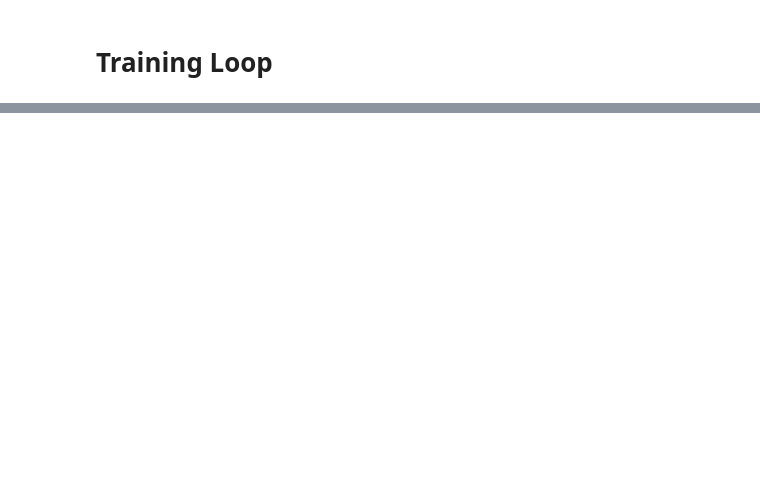
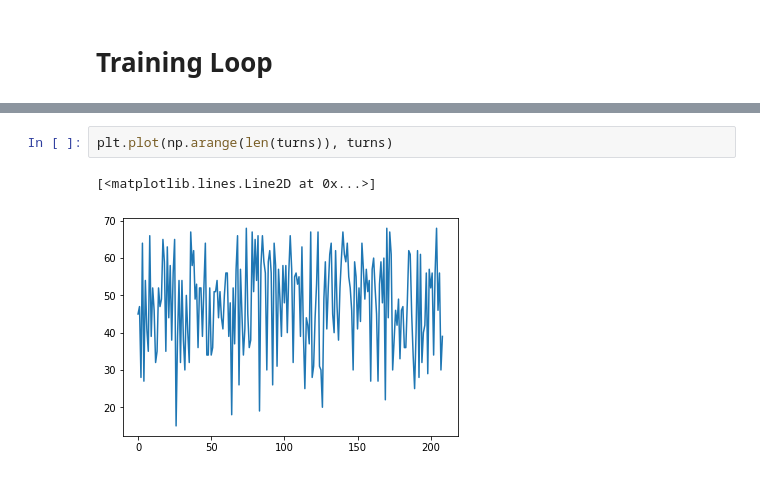
Before and after one commit to daidew/santorin3x, a Jupyter notebook: notebooks/test.ipynb, the cells around one changed output, grey strips where cells are left out. Cells and saved outputs as stored; diff of their text form; blank space fills up the shorter version.

```diff
--- a/notebooks/test.ipynb
+++ b/notebooks/test.ipynb
@@ -409,0 +68,5 @@ Episode 160 (i=7116): W/L ratio=1.064102564102564, Win=83, Lost=78, Draw=0
+# %%
+plt.plot(np.arange(len(turns)), turns)
+# %% [output]
+[<matplotlib.lines.Line2D at 0x...>]
+[figure, added]
```
Also changed, not shown: parts of 10 cells of this notebook, 5 other files.
